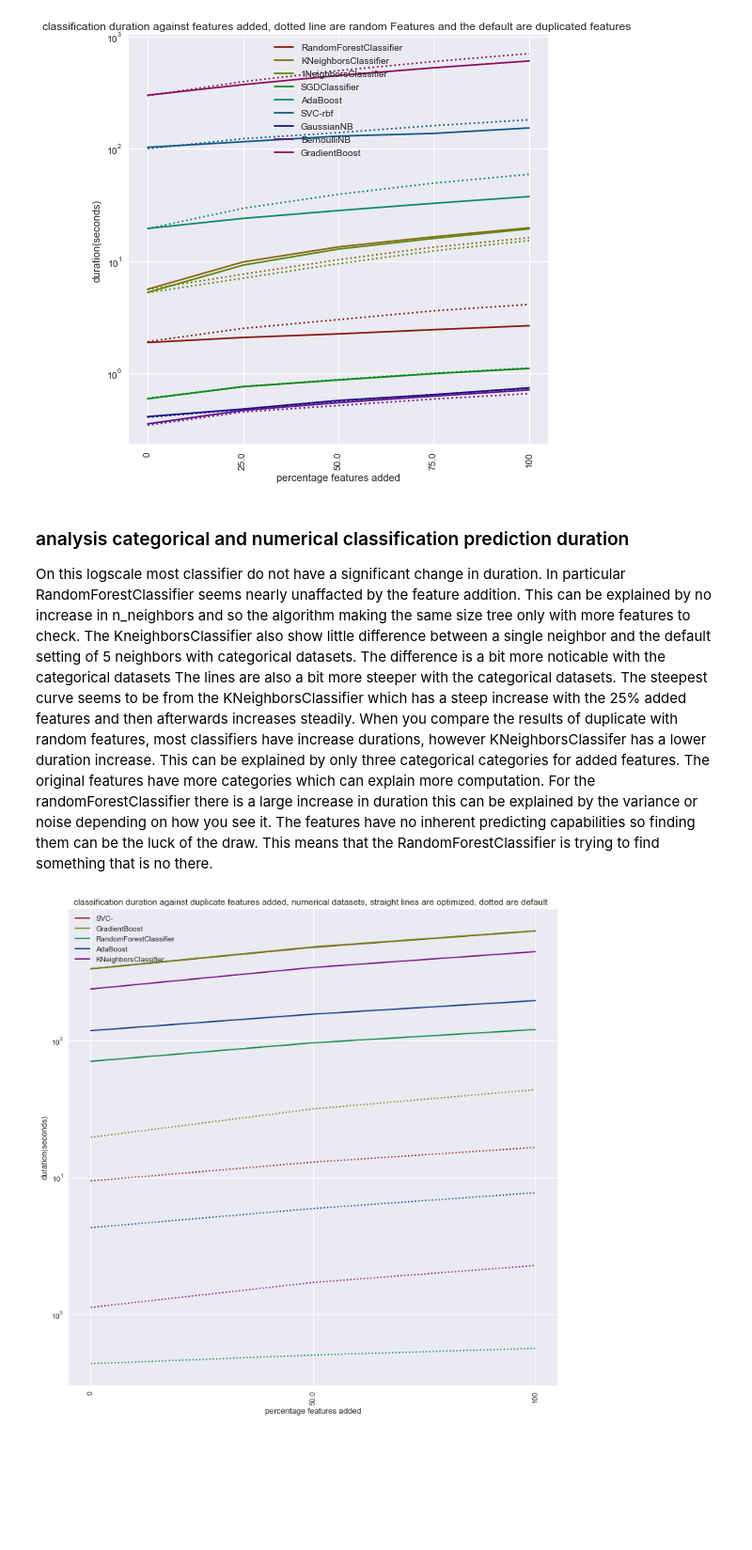
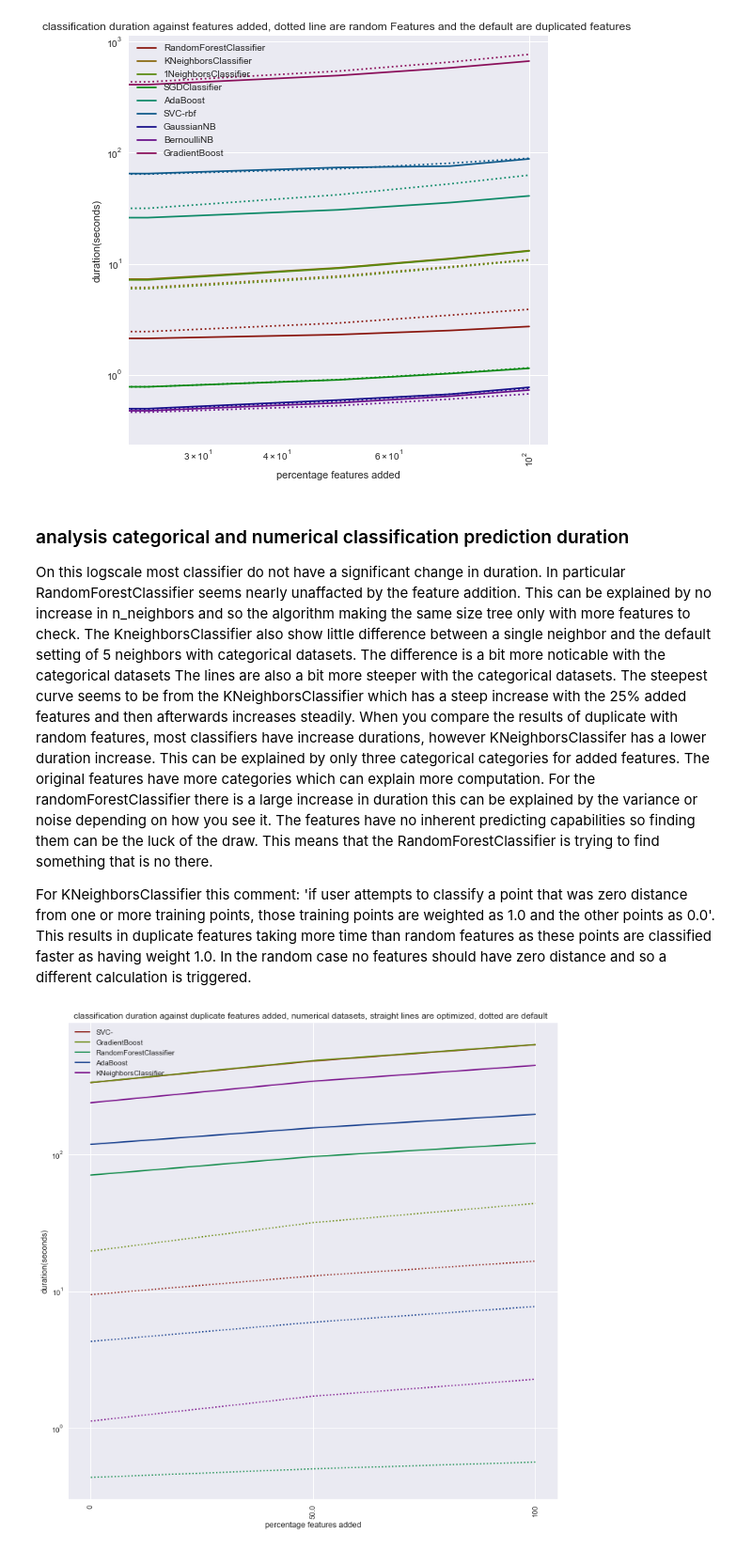
Before and after one commit to lieeuwos/Primitive_annotations, a Jupyter notebook: Duration,scalability.ipynb, the cells around one changed output. Shown at 94% size. Saved outputs shown, nothing was run; the diff lists cells and outputs as text; code cells hidden in the pictures; blank space fills up the shorter version.

```diff
--- a/Duration,scalability.ipynb
+++ b/Duration,scalability.ipynb
@@ -16,7 +16,7 @@ for i in second:
 cv = 10
 clfNames = [ 'RandomForestClassifier','KNeighborsClassifier', '1NeighborsClassifier', 'SGDClassifier', 'AdaBoost', 'SVC-rbf','GaussianNB', 'BernoulliNB','GradientBoost']
 # %%
-didList = Cat
+didList = []#Cat
 for i in NonCat:
     didList.append(i)
 # clfNames = ['RandomForestClassifier','KNeighborsClassifier', '1NeighborsClassifier', 'SGDClassifier', 'AdaBoost', 'SVC-rbf', 'GaussianNB', 'BernoulliNB']
@@ -56,34 +56,34 @@ for did in didList:
             dur3[cs][i+1] = dur3[cs][i+1] + read_duration(func2,clfName,did,round(amount*(readDict(did)['NumberOfFeatures']-1)))[typ+3]/len(didList)
             dur3[cs][0] = dur3[cs][0] + read_duration(func2,clfName,did,round(amount*(readDict(did)['NumberOfFeatures']-1)))[typ+1]/(len(didList)*len(amountList))
 
 
 cl = sns.hls_palette(len(dur2), l=.3, s=.8)
 fig, ax = plt.subplots()
 for i,x in enumerate(amountList):
     amountList[i] = x*100
 amountList2 = copy(amountList)
 amountList.insert(0,0)
 x_axis = amountList
 for i in range(0,len(dur2)):
 #     _= ax.scatter(x_axis,dur1[i], label = clfNames[i],color = cl[i] )
     _= ax.plot(x_axis,dur2[i], color = cl[i],label = clfNames[i] )
     _= ax.plot(x_axis,dur3[i], color = cl[i],ls = ':' )
 _=plt.xticks(x_axis,amountList ,rotation='vertical')
 _=plt.title('classification duration against features added, dotted line are random Features and the default are duplicated features ')
 _=plt.ylabel('duration(seconds)')
 if func == 'cvScoreFeatures3'or func == 'cvScoreFeatures4' or func == 'cvScoreFeatures5':
     _=plt.xlabel('percentage features added')
 elif func == 'cvScoreFeatures1':
     _=plt.xlabel('features removed')
 #_=plt.yscale("log", nonposy='clip')
 fig.set_figheight(8)
 fig.set_figwidth(8)
 ax.set_yscale("log", nonposy='clip')
 ax.set_xscale("log", nonposy='clip')
 _=plt.legend()
 _=plt.show()
 # %% [output]
-[figure, old version]
+[figure, new version]
 # %% [markdown]
 ### analysis categorical and numerical classification prediction duration
 On this logscale most classifier do not have a significant change in duration.
@@ -93,6 +93,10 @@ The lines are also a bit more steeper with the categorical datasets.
 The steepest curve seems to be from the KNeighborsClassifier which has a steep increase with the 25% added features and then afterwards increases steadily.
 When you compare the results of duplicate with random features, most classifiers have increase durations, however KNeighborsClassifer has a lower duration increase. This can be explained by only three categorical categories for added features. The original features have more categories which can explain more computation.
 For the randomForestClassifier there is a large increase in duration this can be explained by the variance or noise depending on how you see it. The features have no inherent predicting capabilities so finding them can be the luck of the draw. This means that the RandomForestClassifier is trying to find something that is no there.
+
+
+For KNeighborsClassifier this comment:
+ 'if user attempts to classify a point that was zero distance from one or more training points, those training points are weighted as 1.0 and the other points as 0.0'. This results in duplicate features taking more time than random features as these points are classified faster as having weight 1.0. In the random case no features should have zero distance and so a different calculation is triggered.
 # %%
 #print duration increase
 didList = [11,
```
Also changed, not shown: parts of 18 cells of this notebook, 4 other files.
